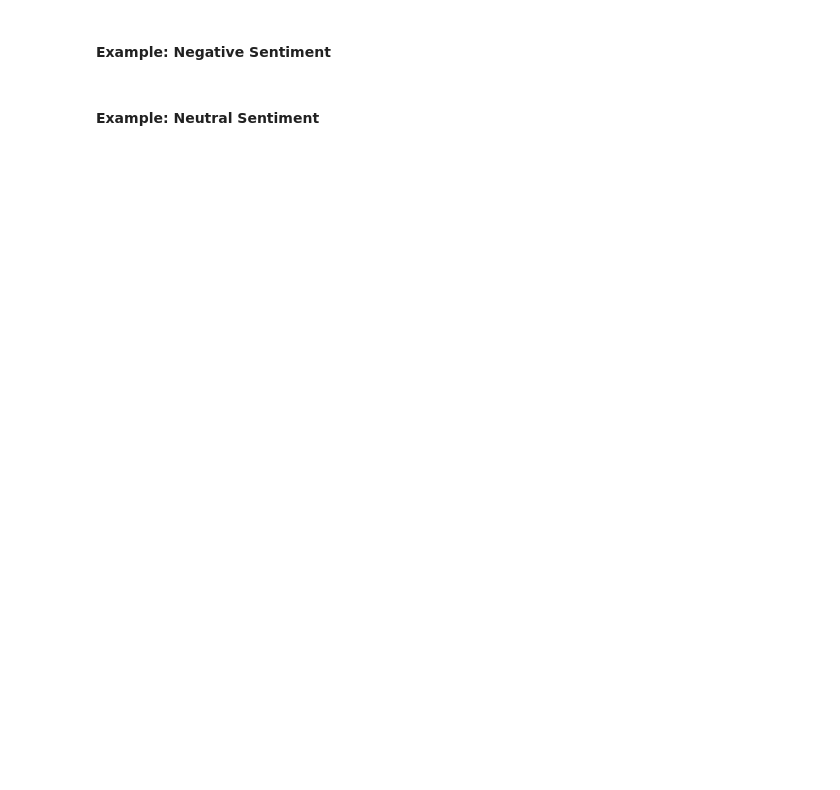
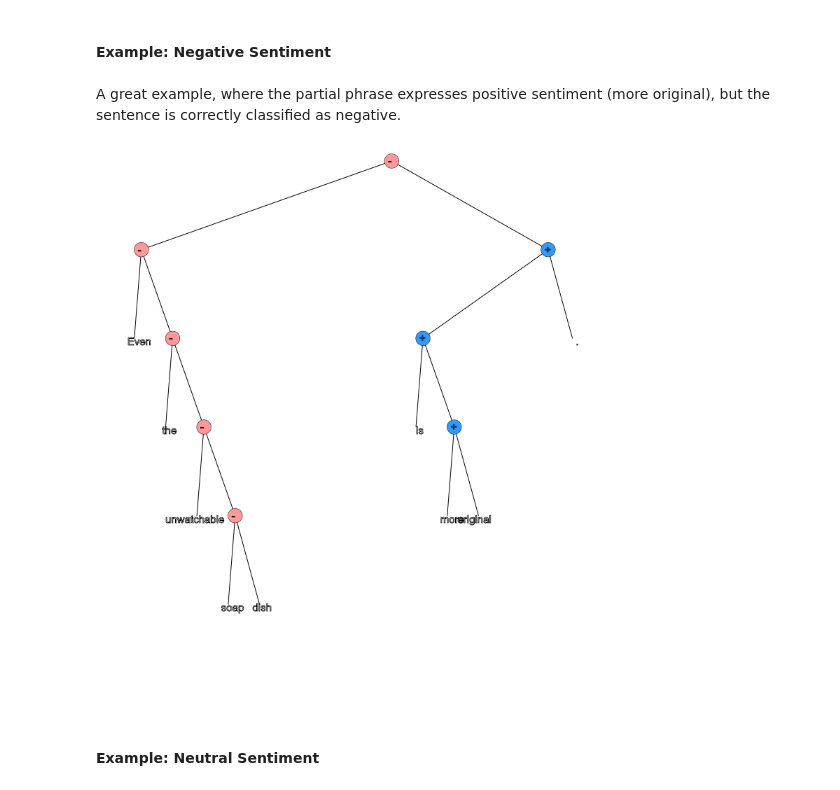
Before and after one commit to kc3/Springboard, a Jupyter notebook: capstone_1/notebooks/ModelVisualizations.ipynb, the cells around one changed output. Drawn from its saved outputs; the diff is of its cells as text; code cells hidden in the pictures; blank space fills up the shorter version.

```diff
--- a/capstone_1/notebooks/ModelVisualizations.ipynb
+++ b/capstone_1/notebooks/ModelVisualizations.ipynb
@@ -22,4 +45,14 @@ We look at some of the reviews from the test set, to examine how the trained mod
 # %% [markdown]
 #### Example: Negative Sentiment
+# %% [markdown]
+A great example, where the partial phrase expresses positive sentiment (more original), but the sentence is correctly classified as negative.
+# %%
+pos_txt = "Even the unwatchable soap dish is more original."
+# y, predict_txt = predict_model(pos_txt)
+# pos_display_txt = build_str(str(predict_txt))
+# display(HTML(pos_display_txt))
+display(Image(filename='../docs/neg_sen_Visualizations.png'))
+# %% [output]
+[figure, added]
 # %% [markdown]
 #### Example: Neutral Sentiment
```
Also changed, not shown: parts of 24 cells of this notebook, 11 other files.
